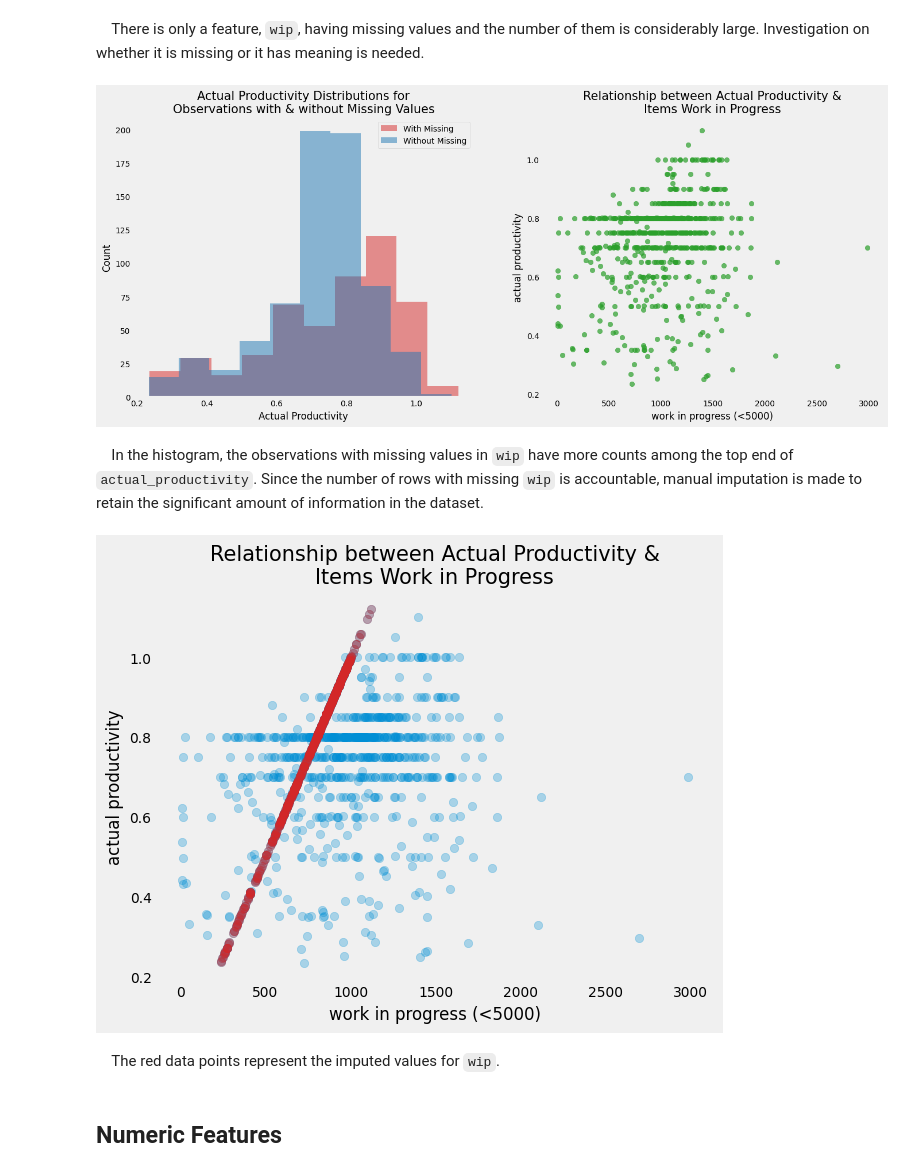
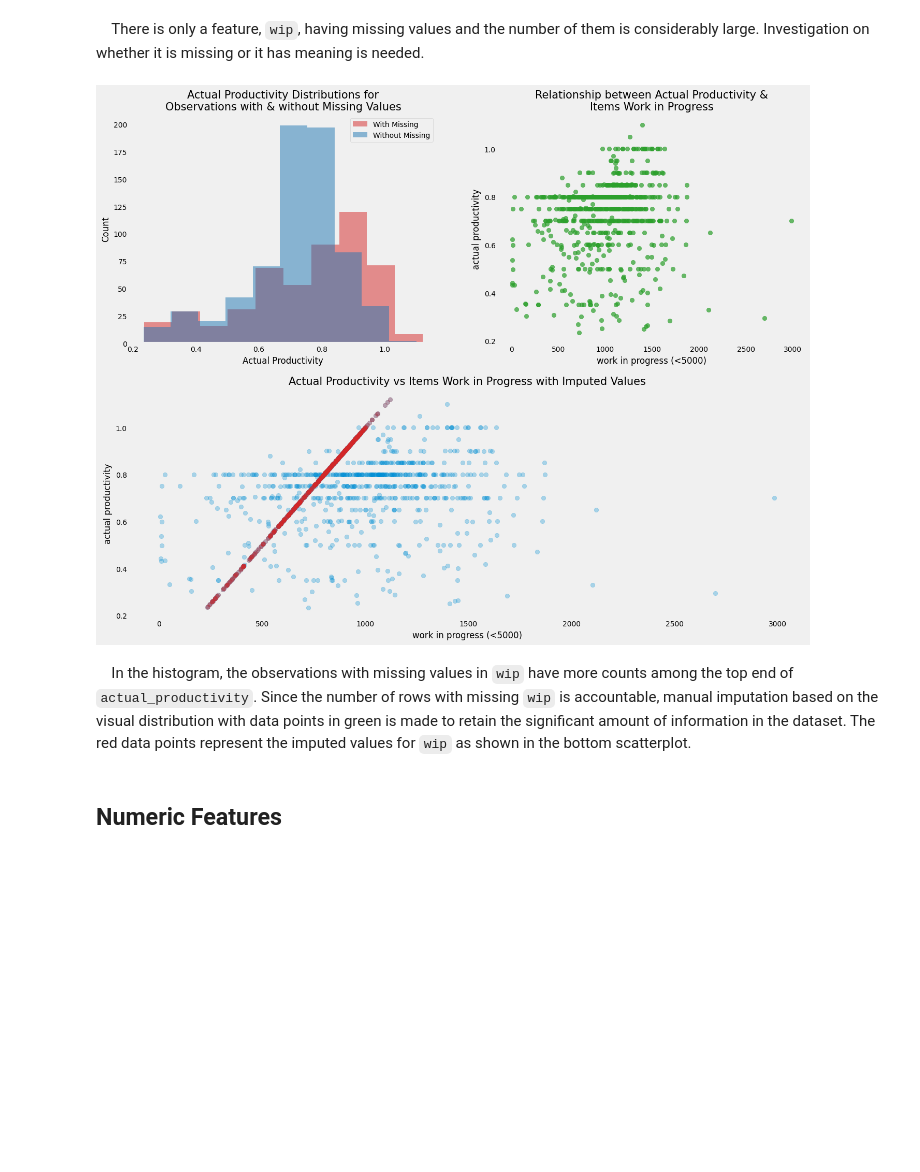
Before and after one commit to moscmh/productivity-prediction, a Jupyter notebook: garment.ipynb, the cells around one changed output. Cells and saved outputs as stored; diff of their text form; code cells hidden in the pictures; blank space fills up the shorter version.

Commit message:
Imputed missing values. Outliers next.
Signed-off-by: Man Ho Cheung <mos.cheung.mh@gmail.com>

```diff
--- a/garment.ipynb
+++ b/garment.ipynb
@@ -143,53 +123,49 @@ Xy.loc[Xy['actual_productivity']>1,:]
 # %% [markdown]
 &emsp;There is only a feature, `wip`, having missing values and the number of them is considerably large. Investigation on whether it is missing or it has meaning is needed.
 # %%
-fig = plt.figure(figsize=(15,6))
+fig = plt.figure(figsize=(15,12))
 # Examine values of response variable for the observations with missing values
 response_miss = Xy.loc[Xy.isna().sum(axis=1)>0,:]['actual_productivity'] # response for observations with missing values
 response_normal = Xy.loc[Xy.isna().sum(axis=1)==0,:]['actual_productivity'] # response for observations with no missing values
-fig.add_subplot(1,2,1)
+fig.add_subplot(2,2,1)
 plt.hist(response_miss, alpha=.5, color='tab:red', label='With Missing')
 plt.hist(response_normal, alpha=.5, color='tab:blue', label='Without Missing')
 plt.legend(fontsize=10)
 plt.xlabel("Actual Productivity", fontsize=12)
 plt.xticks(fontsize=10)
 plt.ylabel("Count", fontsize=12)
 plt.yticks(fontsize=10)
 plt.grid(False)
 plt.title("Actual Productivity Distributions for\nObservations with & without Missing Values", fontsize=15)
+
 # Actual productivity vs work in progress
-fig.add_subplot(1,2,2)
+fig.add_subplot(2,2,2)
 plt.scatter('wip', 'actual_productivity', data=Xy[Xy['wip']<5000], color='tab:green', alpha=.7)
 plt.xlabel("work in progress (<5000)", fontsize=12)
 plt.xticks(fontsize=10)
 plt.ylabel("actual productivity", fontsize=12)
 plt.yticks(fontsize=10)
 plt.grid(False)
 plt.title("Relationship between Actual Productivity &\nItems Work in Progress", fontsize=15)
 
+# Show imputed values
+index_miss = Xy.loc[Xy.isna().sum(axis=1)>0,:].index
+Xy.loc[Xy.isna().sum(axis=1)>0,'wip'] = Xy['actual_productivity'] * 1000 # manual imputation for missing values
+fig.add_subplot(2,1,2)
+plt.scatter('wip', 'actual_productivity', data=Xy[Xy['wip']<5000], alpha=.3)
+plt.scatter('wip', 'actual_productivity', data=Xy.iloc[index_miss,:], color='tab:red', alpha=.3)
+plt.xlabel("work in progress (<5000)", fontsize=12)
+plt.xticks(fontsize=10)
+plt.ylabel("actual productivity", fontsize=12)
+plt.yticks(fontsize=10)
+plt.grid(False)
+plt.title("Actual Productivity vs Items Work in Progress with Imputed Values", fontsize=15)
+
 plt.show()
 # %% [output]
-[figure, old version]
+[figure, new version]
 # %% [markdown]
-&emsp;In the histogram, the observations with missing values in `wip` have more counts among the top end of `actual_productivity`. Since the number of rows with missing `wip` is accountable, manual imputation is made to retain the significant amount of information in the dataset.
+&emsp;In the histogram, the observations with missing values in `wip` have more counts among the top end of `actual_productivity`. Since the number of rows with missing `wip` is accountable, manual imputation based on the visual distribution with data points in green is made to retain the significant amount of information in the dataset. The red data points represent the imputed values for `wip` as shown in the bottom scatterplot.
-# %%
-index_miss = Xy.loc[Xy.isna().sum(axis=1)>0,:].index
-Xy.loc[Xy.isna().sum(axis=1)>0,'wip'] = Xy['actual_productivity'] * 1000
-
-plt.scatter('wip', 'actual_productivity', data=Xy[Xy['wip']<5000], alpha=.3)
-plt.scatter('wip', 'actual_productivity', data=Xy.iloc[index_miss,:], color='tab:red', alpha=.3)
-plt.xlabel("work in progress (<5000)", fontsize=12)
-plt.xticks(fontsize=10)
-plt.ylabel("actual productivity", fontsize=12)
-plt.yticks(fontsize=10)
-plt.grid(False)
-plt.title("Relationship between Actual Productivity &\nItems Work in Progress", fontsize=15)
-
-plt.show()
-# %% [output]
-[figure, removed]
-# %% [markdown]
-&emsp;The red data points represent the imputed values for `wip`.
 # %% [markdown]
 ## Numeric Features<a id='numeric'></a>
 # %%
```
Also changed, not shown: parts of 1 cell of this notebook.
